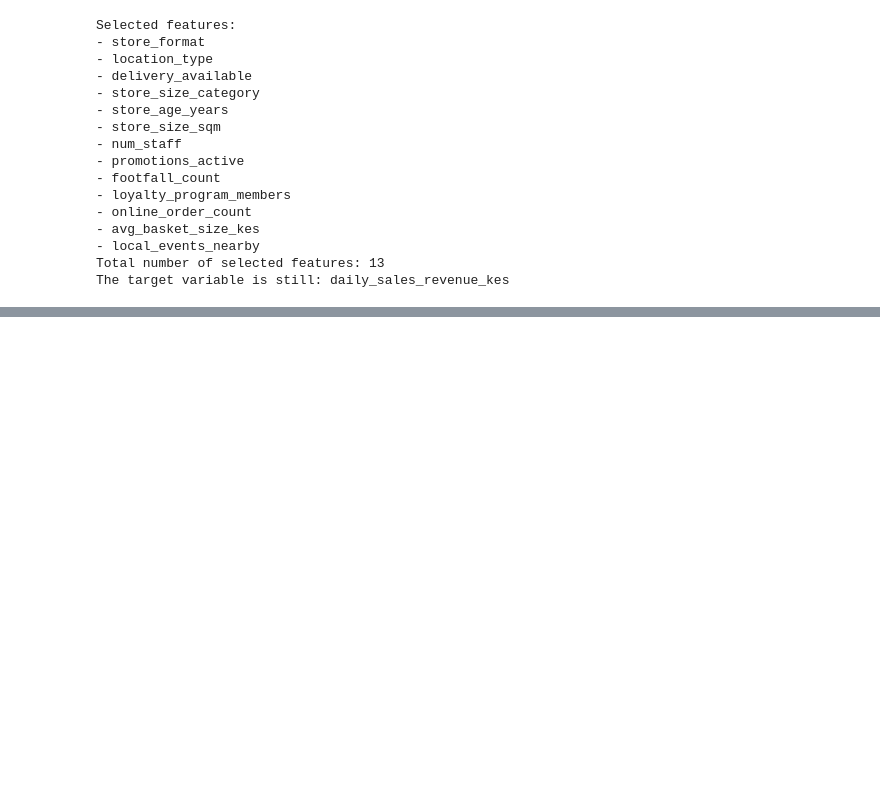
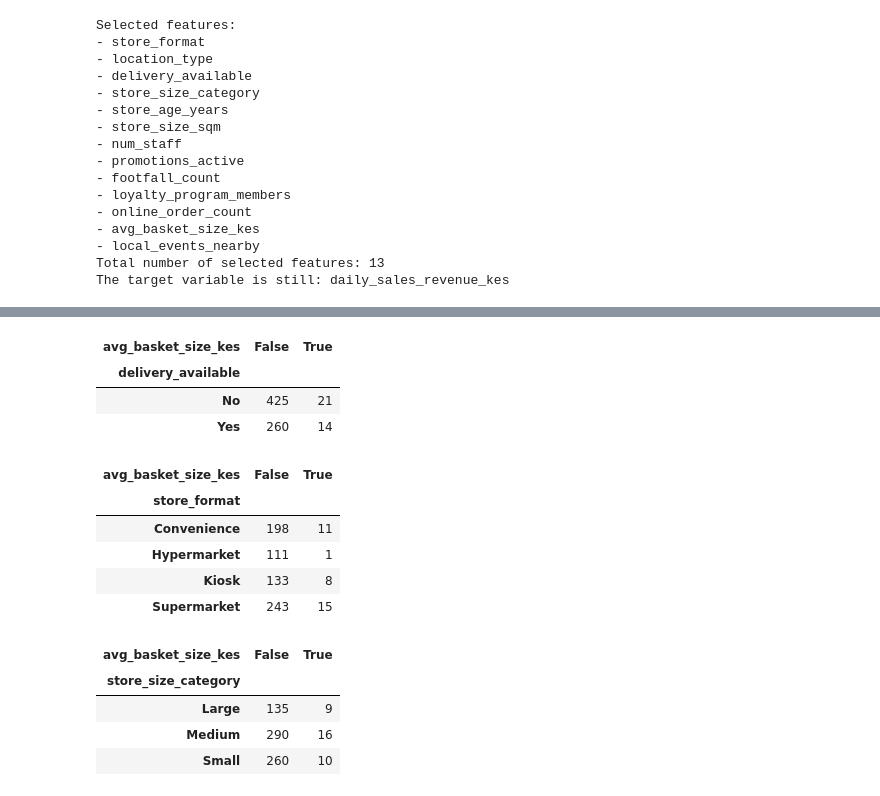
Before and after one commit to GraceChelangat/BI-RegressionC1, a Jupyter notebook: notebooks/regressionC1.ipynb, the cells around one changed output, grey strips where cells are left out. Drawn from its saved outputs; the diff is of its cells as text; code cells hidden in the pictures; blank space fills up the shorter version.

```diff
--- a/notebooks/regressionC1.ipynb
+++ b/notebooks/regressionC1.ipynb
@@ -567,0 +593,21 @@ The target variable is still: daily_sales_revenue_kes
+# %%
+# Check whether avg_basket_size_kes missingness follows any pattern
+display(pd.crosstab(X_train["delivery_available"], X_train["avg_basket_size_kes"].isna()))
+display(pd.crosstab(X_train["store_format"], X_train["avg_basket_size_kes"].isna()))
+display(pd.crosstab(X_train["store_size_category"], X_train["avg_basket_size_kes"].isna()))
+# %% [output]
+| avg_basket_size_kes | False | True |
+| delivery_available |  |  |
+| No | 425 | 21 |
+| Yes | 260 | 14 |
+| avg_basket_size_kes | False | True |
+| store_format |  |  |
+| Convenience | 198 | 11 |
+| Hypermarket | 111 | 1 |
+| Kiosk | 133 | 8 |
+| Supermarket | 243 | 15 |
+| avg_basket_size_kes | False | True |
+| store_size_category |  |  |
+| Large | 135 | 9 |
+| Medium | 290 | 16 |
+| Small | 260 | 10 |
```
Also changed, not shown: parts of 21 cells of this notebook.
